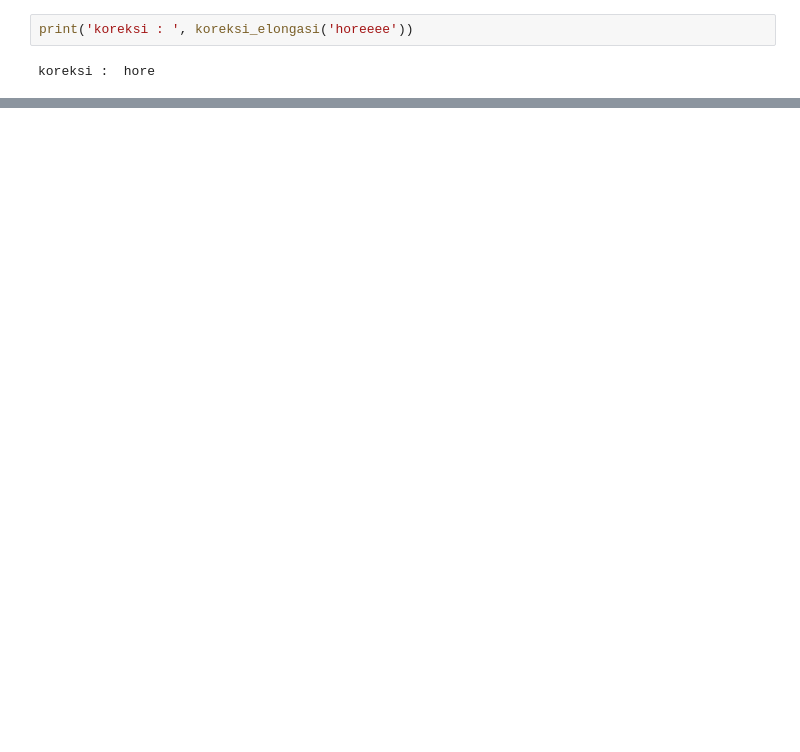
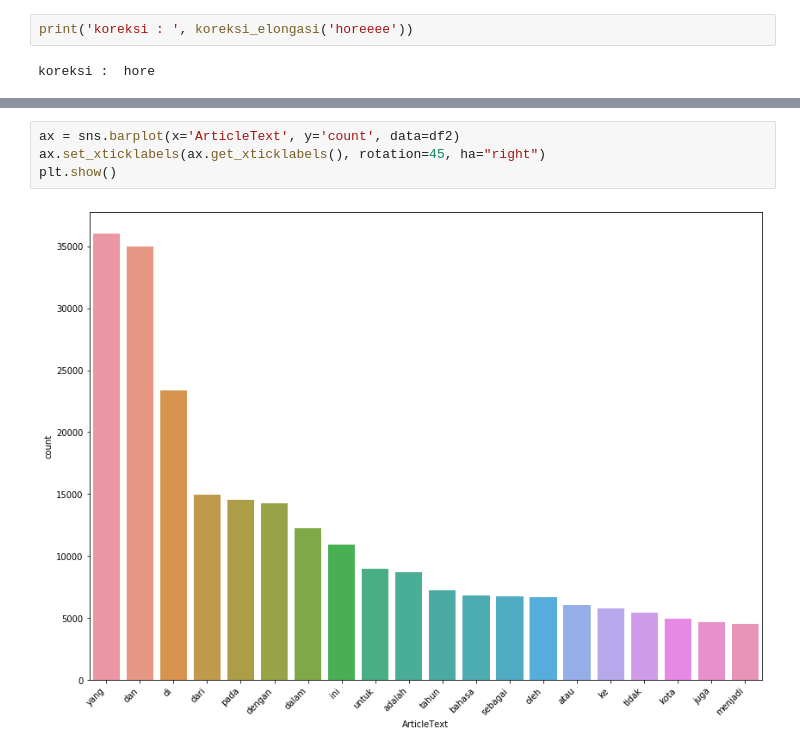
Before and after one commit to Yuriowindiatmoko2401/tugas-text-analytics-2, a Jupyter notebook: 19917020_Yurio_txt2.ipynb, the cells around one changed output, grey strips where cells are left out. Cells and saved outputs as stored; diff of their text form; blank space fills up the shorter version.

```diff
--- a/19917020_Yurio_txt2.ipynb
+++ b/19917020_Yurio_txt2.ipynb
@@ -419,0 +97,6 @@ lampung smp negeri bandar 30
+# %%
+ax = sns.barplot(x='ArticleText', y='count', data=df2)
+ax.set_xticklabels(ax.get_xticklabels(), rotation=45, ha="right")
+plt.show()
+# %% [output]
+[figure, added]
```
Also changed, not shown: parts of 56 cells of this notebook, 12 other files.
